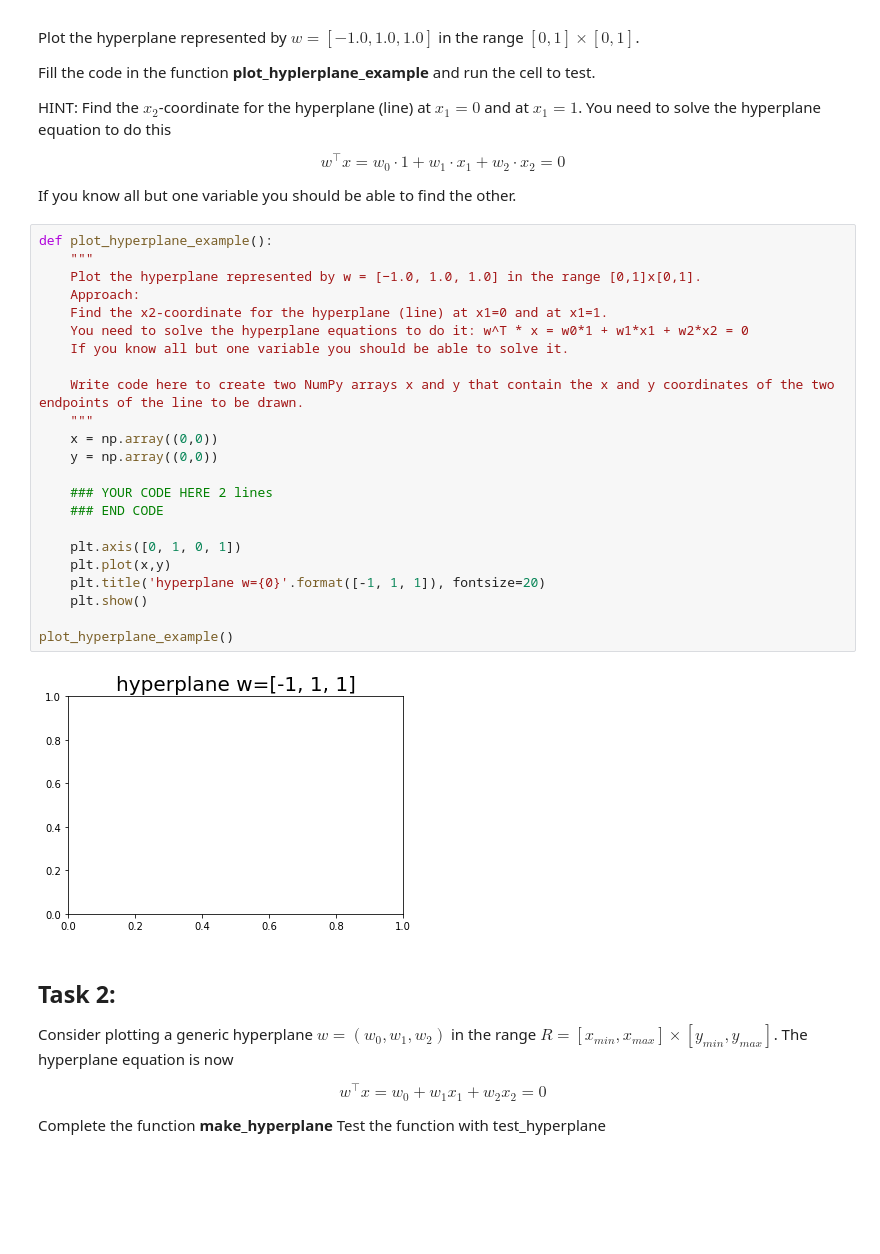
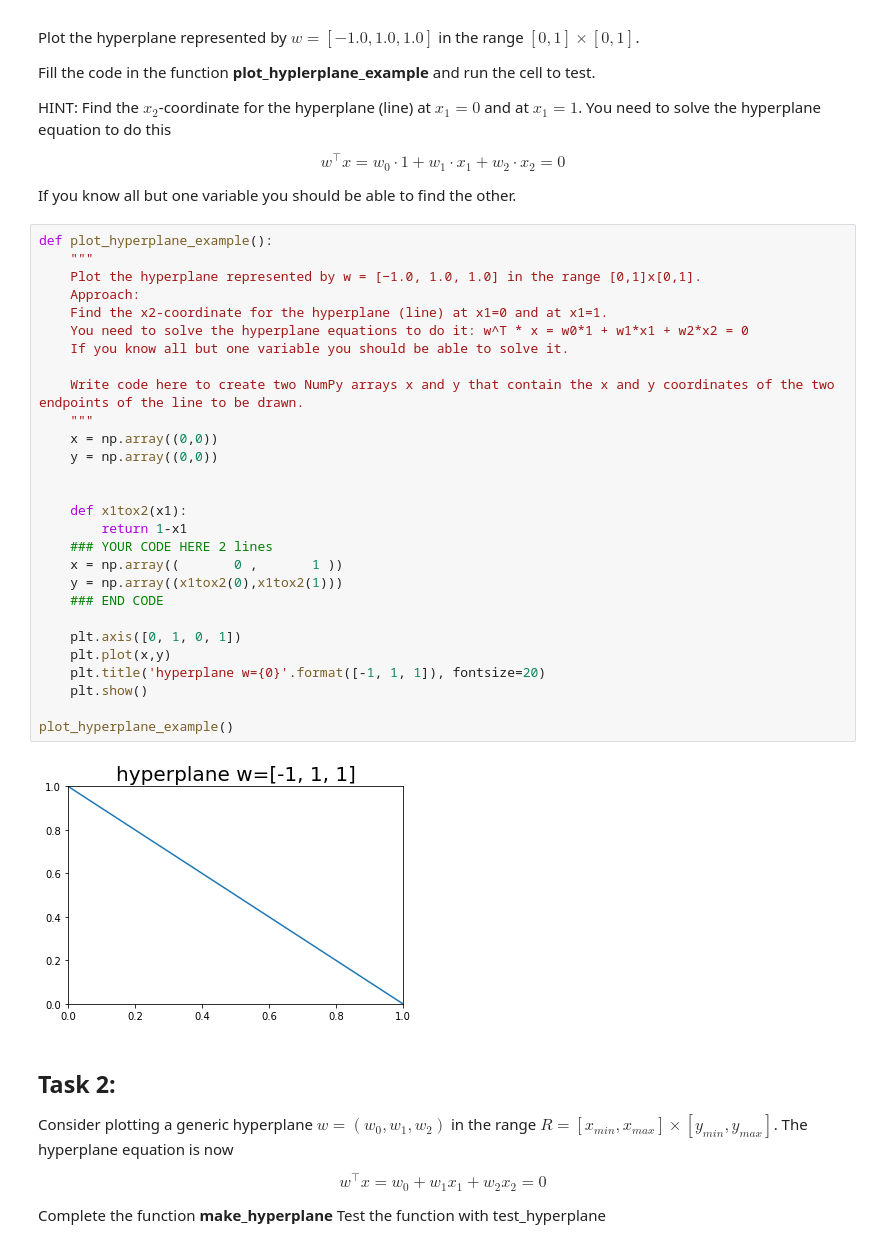
Before and after one commit to adamkjelstroem/ML20, a Jupyter notebook: week3/hyperplanes_perceptrons.ipynb, the cells around one changed output. Saved outputs shown, nothing was run; the diff lists cells and outputs as text; blank space fills up the shorter version.

```diff
--- a/week3/hyperplanes_perceptrons.ipynb
+++ b/week3/hyperplanes_perceptrons.ipynb
@@ -119,28 +125,33 @@ If you know all but one variable you should be able to find the other.
 # %%
 def plot_hyperplane_example():
     """
     Plot the hyperplane represented by w = [−1.0, 1.0, 1.0] in the range [0,1]x[0,1].
     Approach:
     Find the x2-coordinate for the hyperplane (line) at x1=0 and at x1=1.
     You need to solve the hyperplane equations to do it: w^T * x = w0*1 + w1*x1 + w2*x2 = 0
     If you know all but one variable you should be able to solve it.
 
     Write code here to create two NumPy arrays x and y that contain the x and y coordinates of the two endpoints of the line to be drawn.
     """
     x = np.array((0,0))
     y = np.array((0,0))
 
+
+    def x1tox2(x1):
+        return 1-x1
     ### YOUR CODE HERE 2 lines
+    x = np.array((       0 ,       1 ))
+    y = np.array((x1tox2(0),x1tox2(1)))
     ### END CODE
 
     plt.axis([0, 1, 0, 1])
     plt.plot(x,y)
     plt.title('hyperplane w={0}'.format([-1, 1, 1]), fontsize=20)
     plt.show()
 
 plot_hyperplane_example()
 # %% [output]
-[figure, old version]
+[figure, new version]
 # %% [markdown]
 ## Task 2:
 
```
Also changed, not shown: parts of 1 cell of this notebook, 1 other file.
